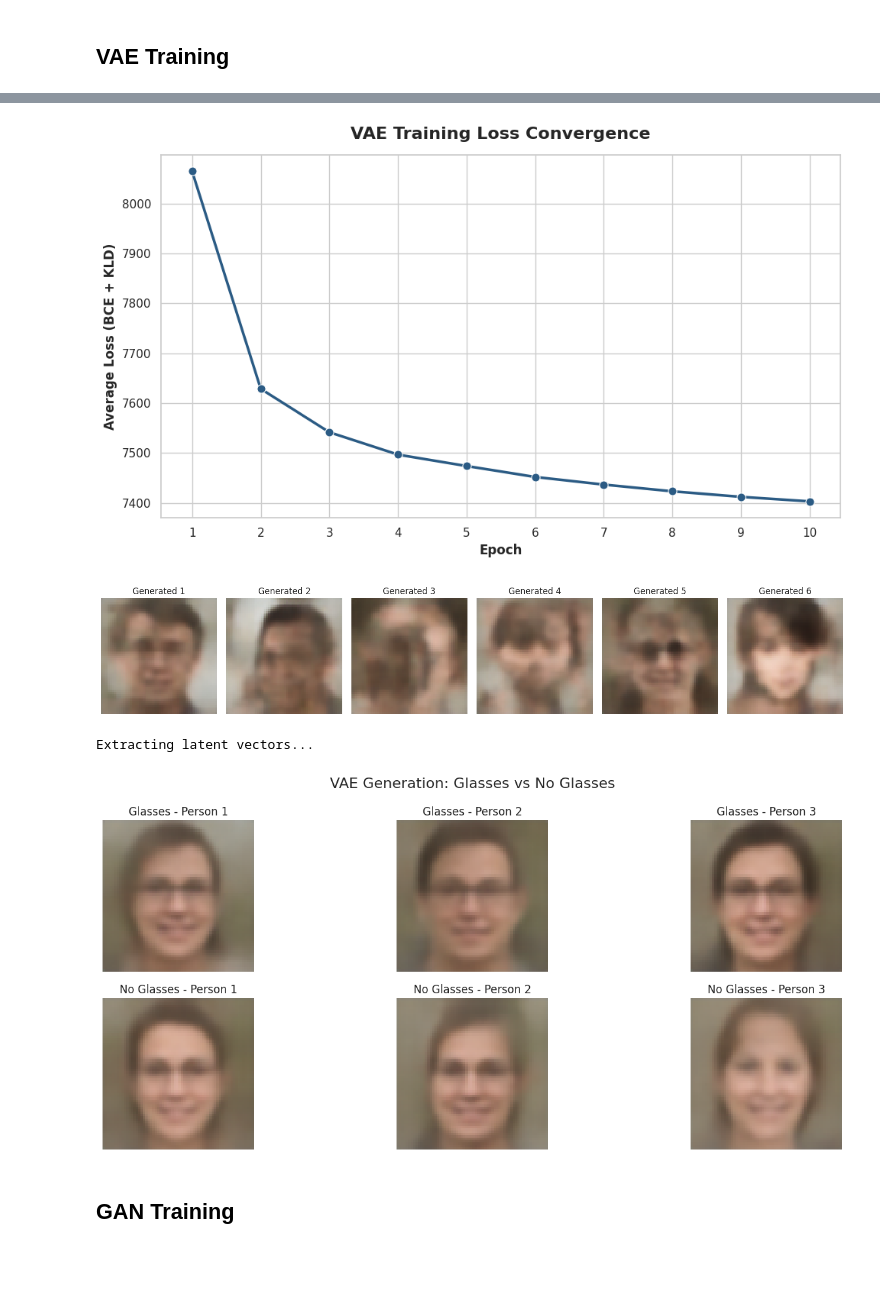
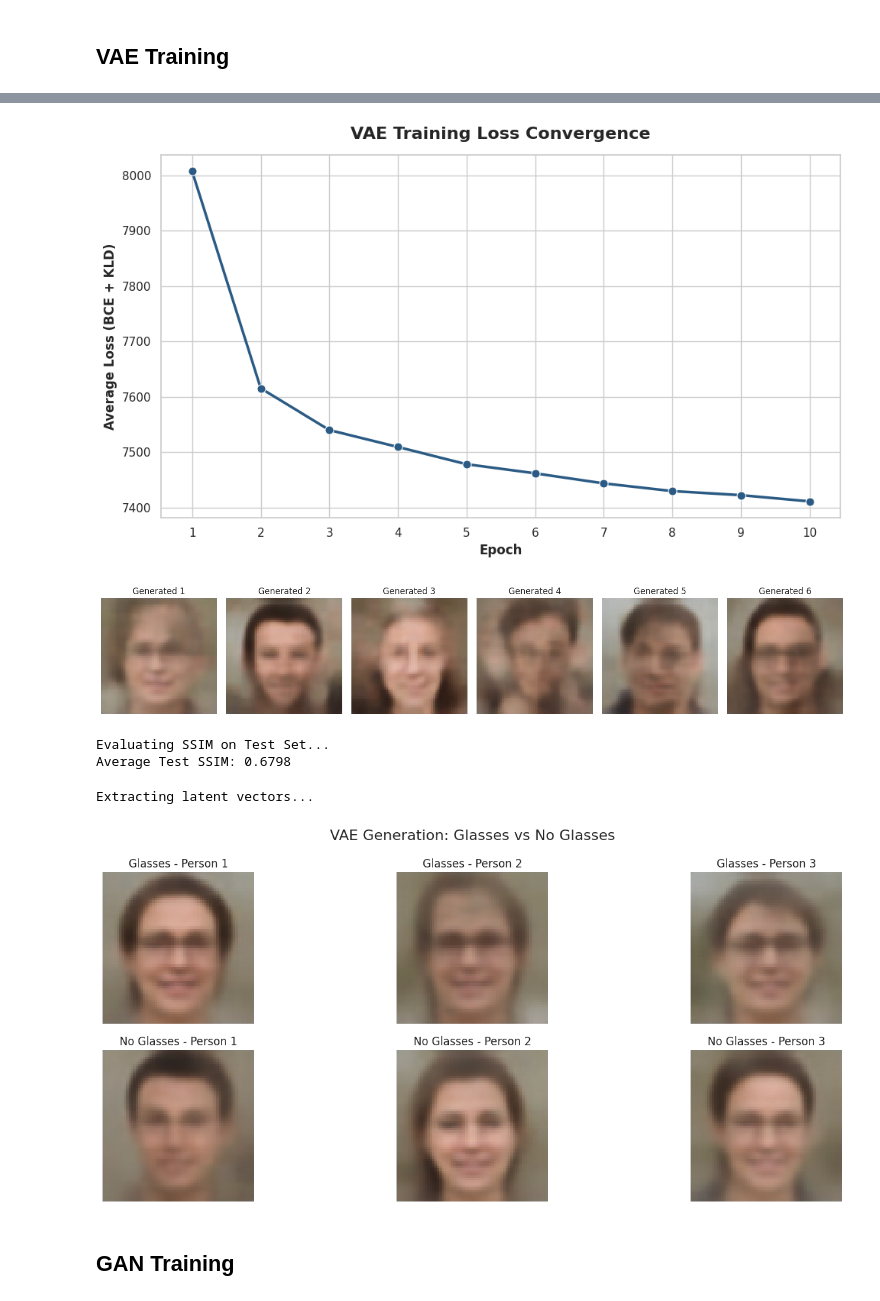
Before and after one commit to Crisp79/GenAI, a Jupyter notebook: process.ipynb, the cells around one changed output, grey strips where cells are left out. Saved outputs shown, nothing was run; the diff lists cells and outputs as text; code cells hidden in the pictures; blank space fills up the shorter version.

Commit message:
added ssim metrics

```diff
--- a/process.ipynb
+++ b/process.ipynb
@@ -14,3 +15,12 @@ from torch.utils.data import Dataset, DataLoader
 from torchvision import transforms
 from tqdm.notebook import tqdm # Use notebook version for cleaner UI
 import seaborn as sns
+# %%
+import torch
+
+device = torch.device("cuda" if torch.cuda.is_available() else "cpu")
+
+print(f"Using device: {device}")
+
+if torch.cuda.is_available():
+    print(f"GPU detected: {torch.cuda.get_device_name(0)}")
@@ -178,7 +191,7 @@ augmented_transform = transforms.Compose([
 
 # Update your dataset to use this new transform
 train_dataset = FacesDataset(
-    dataframe=combined_df,
+    dataframe=df_train,
     image_dir=processed_dir,
     transform=albumentations_transform,
     label_col='glasses'
@@ -233,11 +246,12 @@ plt.show()
 # %% [markdown]
 ## VAE Training
 # %%
-
+model_vae = VAE(kernel_size=3, latent_dim=128)
+model_vae = model_vae.to(device)
 
 # 1. Setup Optimizer and Epochs
 # A learning rate of 1e-3 is standard for Adam with VAEs
-optimizer = optim.Adam(model.parameters(), lr=1e-3)
+optimizer = optim.Adam(model_vae.parameters(), lr=1e-3)
 epochs = 10 # Start with 15 to see how long it takes on your GPU
 
 # List to store average loss per epoch for your ablation plots
@@ -246,7 +260,7 @@ epoch_losses = []
 print(f"Starting training on {device}...")
 
 for epoch in range(epochs):
-    model.train()
+    model_vae.train()
     train_loss = 0
 
     # Wrap your loader in tqdm for the progress bar
@@ -264,7 +278,7 @@ for epoch in range(epochs):
         optimizer.zero_grad()
 
         # Forward pass
-        recon_batch, mu, logvar = model(data)
+        recon_batch, mu, logvar = model_vae(data)
 
         # Calculate loss (Ensure vae_loss_function is imported)
         loss = vae_loss_function(recon_batch, data, mu, logvar)
@@ -336,30 +350,30 @@ plt.savefig('vae_training_loss.png', dpi=300)
 # Display the plot in the notebook
 plt.show()
 # %% [output]
-[figure, old version]
+[figure, new version]
 # %%
 # Switch model to evaluation mode (turns off dropout/batchnorm if you add them later)
-model.eval()
+model_vae.eval()
 
 with torch.no_grad(): # Do not track gradients for generation
     # Sample 6 random vectors from a standard normal distribution
     # latent_dim should match what you initialized the model with (e.g., 128)
     sample_z = torch.randn(6, 128).to(device)
 
     # Pass them through the decoder
-    generated_images = model.decoder(model.fc_decode(sample_z)).cpu()
+    generated_images = model_vae.decoder(model_vae.fc_decode(sample_z)).cpu()
 
     # Plot the results
     plt.figure(figsize=(15, 5))
     for i in range(6):
         plt.subplot(1, 6, i+1)
         # Permute from PyTorch format (C, H, W) to Matplotlib format (H, W, C)
         img_to_show = generated_images[i].permute(1, 2, 0).numpy()
         plt.imshow(img_to_show)
         plt.axis('off')
         plt.title(f"Generated {i+1}")
 
     plt.tight_layout()
     plt.show()
 # %% [output]
-[figure, old version]
+[figure, new version]
@@ -366,3 +400,33 @@ with torch.no_grad(): # Do not track gradients for generation
+# %%
+def evaluate_model_ssim(model, dataloader, device):
+    model.eval()
+    total_ssim = 0.0
+    batch_count = 0
+
+    print("Evaluating SSIM on Test Set...")
+    with torch.no_grad():
+        for data, _ in dataloader:
+            data = data.to(device)
+
+            # Reconstruct the images
+            recon_batch, _, _ = model(data)
+
+            # Calculate SSIM for this batch
+            batch_ssim = ssim(recon_batch, data)
+            total_ssim += batch_ssim.item()
+            batch_count += 1
+
+    avg_ssim = total_ssim / batch_count
+    print(f"Average Test SSIM: {avg_ssim:.4f}")
+    return avg_ssim
+
+# Run the evaluation
+# SSIM scores range from -1 to 1. A score of 1.0 means perfect structural match.
+# For a VAE on 64x64 faces, a score between 0.55 and 0.75 is typical.
+test_ssim_score = evaluate_model_ssim(model_vae, test_loader, device)
+# %% [output]
+Evaluating SSIM on Test Set...
+Average Test SSIM: 0.6798
 # %%
 def get_average_latents(model, dataloader, device):
     model.eval()
@@ -391,7 +455,7 @@ def get_average_latents(model, dataloader, device):
     return avg_glasses, avg_no_glasses
 
 # 1. Get the average vectors
-avg_glasses, avg_no_glasses = get_average_latents(model, train_loader, device)
+avg_glasses, avg_no_glasses = get_average_latents(model_vae, train_loader, device)
 
 # 2. Create 3 variations for each class
 # We duplicate the average vector 3 times, then add a small amount of random noise (scale=0.5)
@@ -407,7 +471,7 @@ z_combined = torch.cat([z_glasses, z_no_glasses], dim=0)
 
 # 3. Decode and visualize
 with torch.no_grad():
-    generated_images = model.decoder(model.fc_decode(z_combined)).cpu()
+    generated_images = model_vae.decoder(model_vae.fc_decode(z_combined)).cpu()
 
 plt.figure(figsize=(15, 6))
 for i in range(6):
@@ -423,6 +487,6 @@ plt.tight_layout()
 plt.show()
 # %% [output]
 Extracting latent vectors...
-[figure, old version]
+[figure, new version]
 # %% [markdown]
 ## GAN Training
```
Also changed, not shown: parts of 6 cells of this notebook, 1 other file.
